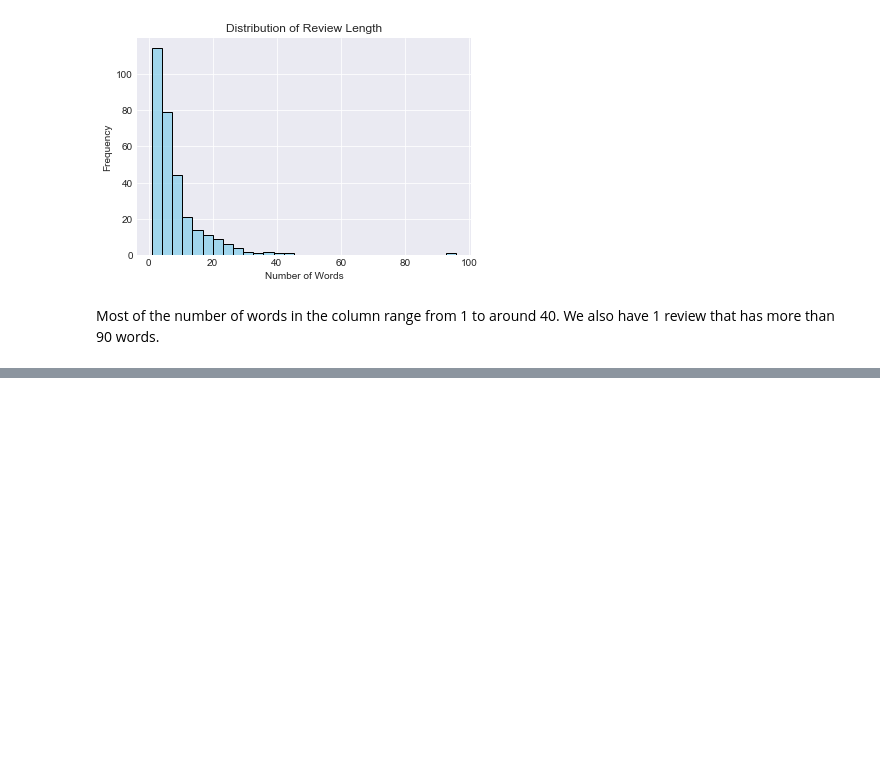
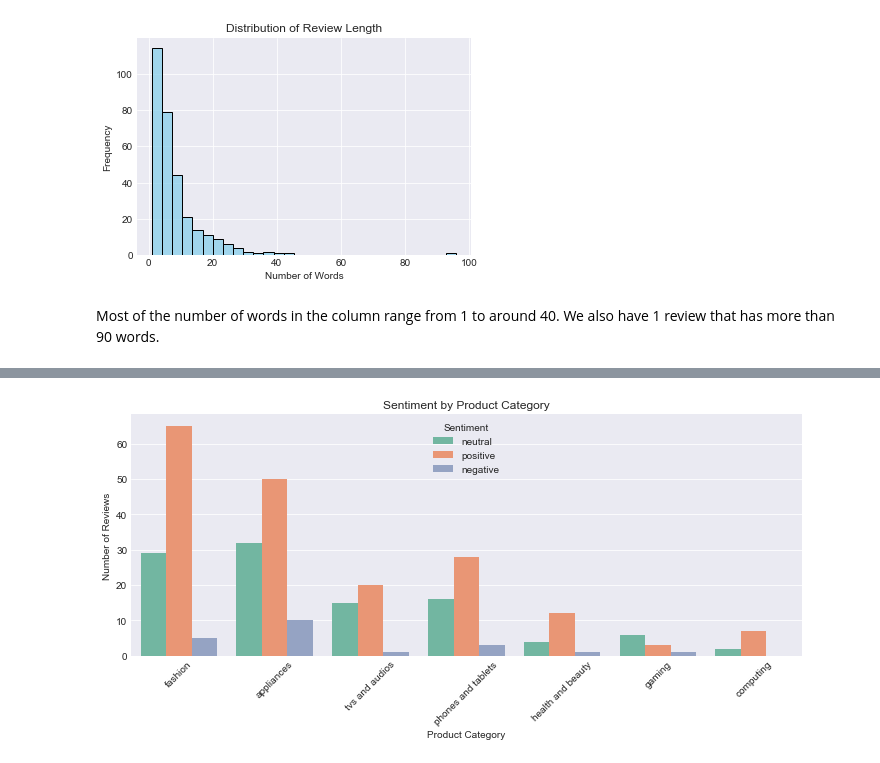
Before and after one commit to Assesa44/Kenya-Ecommerce-Reviews, a Jupyter notebook: Notebooks/analysis.ipynb, the cells around one changed output, grey strips where cells are left out. Drawn from its saved outputs; the diff is of its cells as text; code cells hidden in the pictures; blank space fills up the shorter version.

```diff
--- a/Notebooks/analysis.ipynb
+++ b/Notebooks/analysis.ipynb
@@ -422,0 +461,13 @@ reviews['sentiment'].value_counts()
+# %%
+# Plot Sentiment by Product Category.
+plt.figure(figsize=(10,5))
+sns.countplot(data= reviews, x='category', hue= 'sentiment', palette='Set2')
+plt.title('Sentiment by Product Category')
+plt.xlabel('Product Category')
+plt.ylabel('Number of Reviews')
+plt.xticks(rotation= 45)
+plt.legend(title= 'Sentiment')
+plt.tight_layout()
+plt.show()
+# %% [output]
+[figure, added]
```
Also changed, not shown: parts of 13 cells of this notebook.
